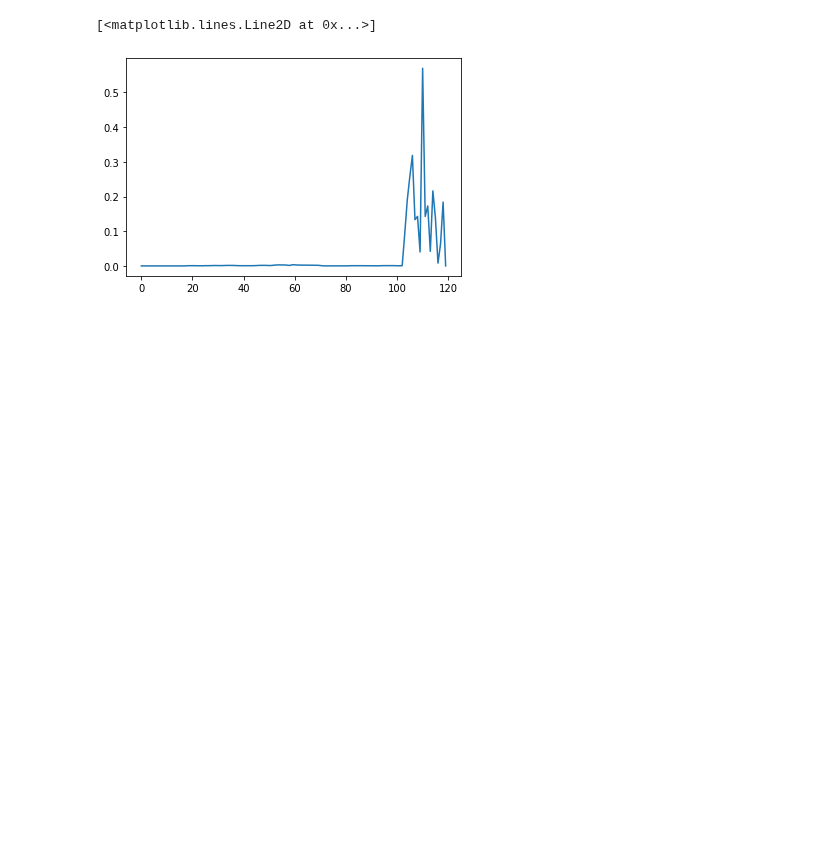
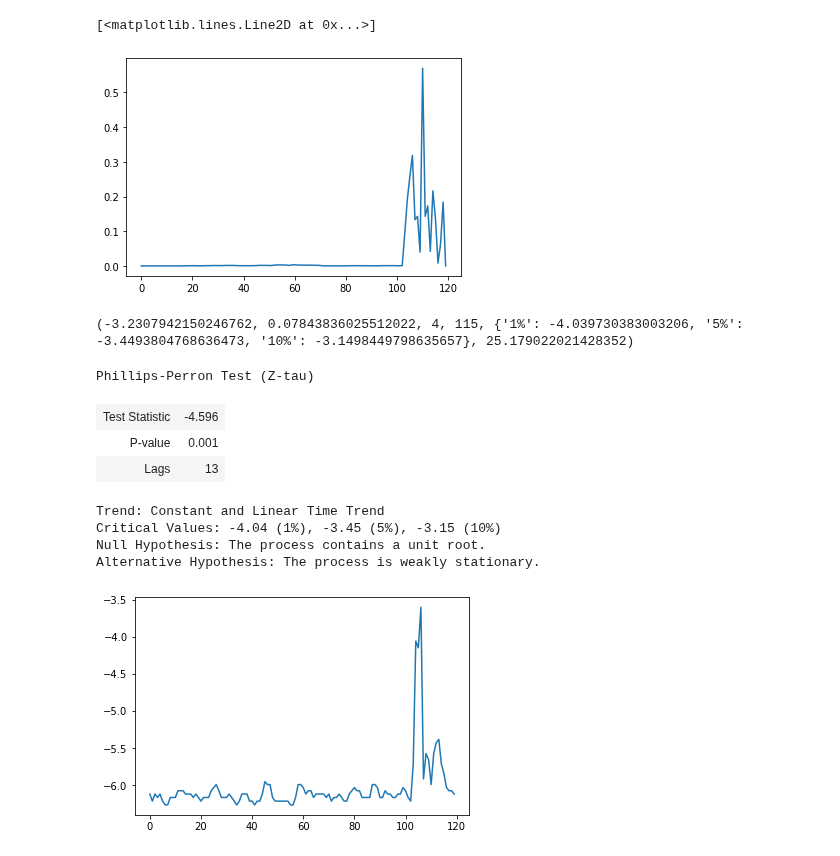
Before and after one commit to ai4sre/meltria-analyzer, a Jupyter notebook: notebooks/changepoint.ipynb, the cells around one changed output. Drawn from its saved outputs; the diff is of its cells as text; code cells hidden in the pictures; blank space fills up the shorter version.

```diff
--- a/notebooks/changepoint.ipynb
+++ b/notebooks/changepoint.ipynb
@@ -145,3 +180,27 @@ plt.plot(results)
 # %% [output]
 [<matplotlib.lines.Line2D at 0x...>]
 [figure]
+# %%
+from statsmodels.tsa.ar_model import AutoReg
+from statsmodels.tsa.stattools import adfuller
+
+# ar = AutoReg(misdetected_series, lags=None)
+# ar_fit = ar.fit()
+# lags = ar_fit.ar_lags()
+# coef = ar_fit.params
+import arch.unitroot
+
+print(adfuller(np.log(misdetected_series), regression='ct'))
+plt.plot(np.log(misdetected_series))
+arch.unitroot.PhillipsPerron(np.log(misdetected_series), trend='ct')
+# %% [output]
+(-3.2307942150246762, 0.07843836025512022, 4, 115, {'1%': -4.039730383003206, '5%': -3.4493804768636473, '10%': -3.1498449798635657}, 25.179022021428352)
+Phillips-Perron Test (Z-tau)
+| Test Statistic | -4.596 |
+| P-value | 0.001 |
+| Lags | 13 |
+Trend: Constant and Linear Time Trend
+Critical Values: -4.04 (1%), -3.45 (5%), -3.15 (10%)
+Null Hypothesis: The process contains a unit root.
+Alternative Hypothesis: The process is weakly stationary.
+[figure, added]
```
Also changed, not shown: parts of 7 cells of this notebook.
